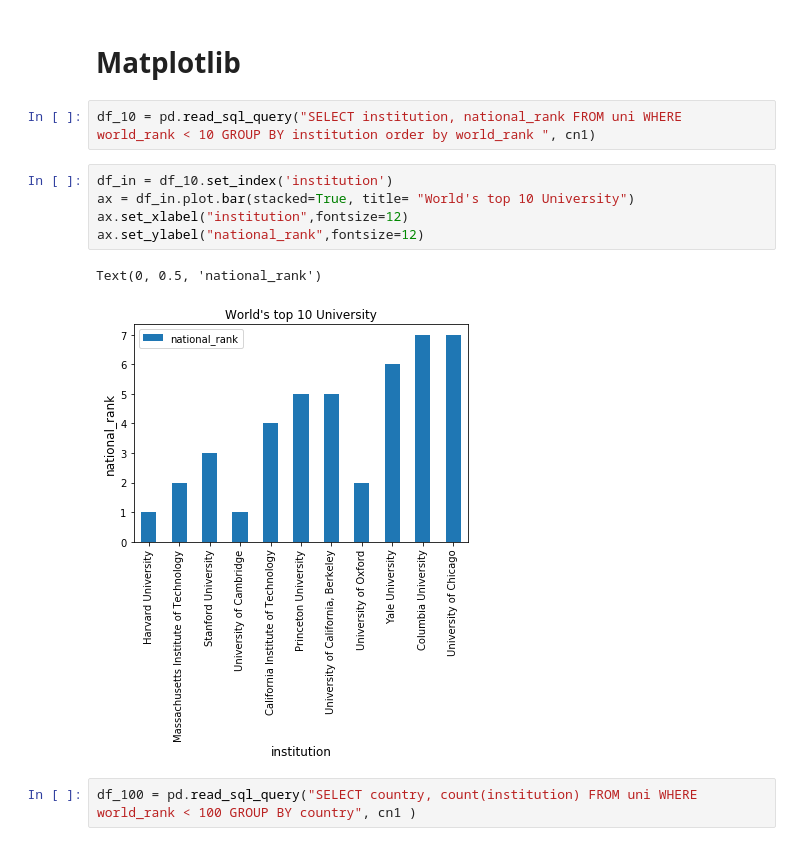
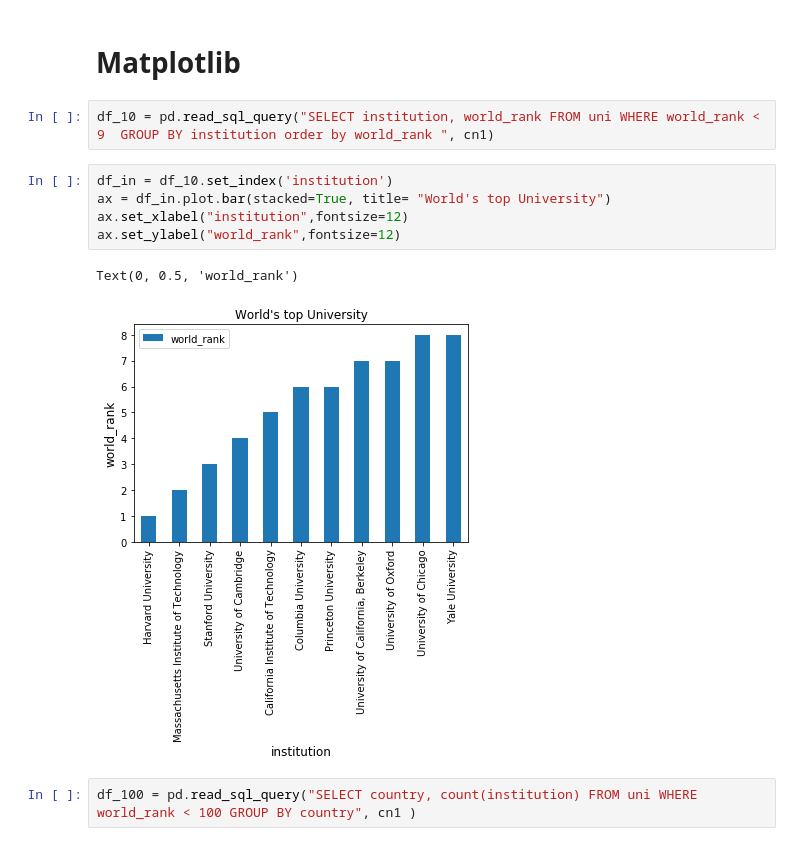
Before and after one commit to SmitaHtml/ProjectPython, a Jupyter notebook: WorldUniversityRankings.ipynb, the cells around one changed output. Cells and saved outputs as stored; diff of their text form.

```diff
--- a/WorldUniversityRankings.ipynb
+++ b/WorldUniversityRankings.ipynb
@@ -52,15 +52,15 @@ df1.head()
 # %% [markdown]
 # Matplotlib
 # %%
-df_10 = pd.read_sql_query("SELECT institution, national_rank FROM uni WHERE world_rank < 10 GROUP BY institution order by world_rank ", cn1)
+df_10 = pd.read_sql_query("SELECT institution, world_rank FROM uni WHERE world_rank < 9  GROUP BY institution order by world_rank ", cn1)
 # %%
 df_in = df_10.set_index('institution')
-ax = df_in.plot.bar(stacked=True, title= "World's top 10 University")
+ax = df_in.plot.bar(stacked=True, title= "World's top University")
 ax.set_xlabel("institution",fontsize=12)
-ax.set_ylabel("national_rank",fontsize=12)
+ax.set_ylabel("world_rank",fontsize=12)
 # %% [output]
-Text(0, 0.5, 'national_rank')
+Text(0, 0.5, 'world_rank')
-[figure, old version]
+[figure, new version]
 # %%
 df_100 = pd.read_sql_query("SELECT country, count(institution) FROM uni WHERE world_rank < 100 GROUP BY country", cn1 )
 # %%
```
Also changed, not shown: parts of 1 cell of this notebook, 2 other files.
